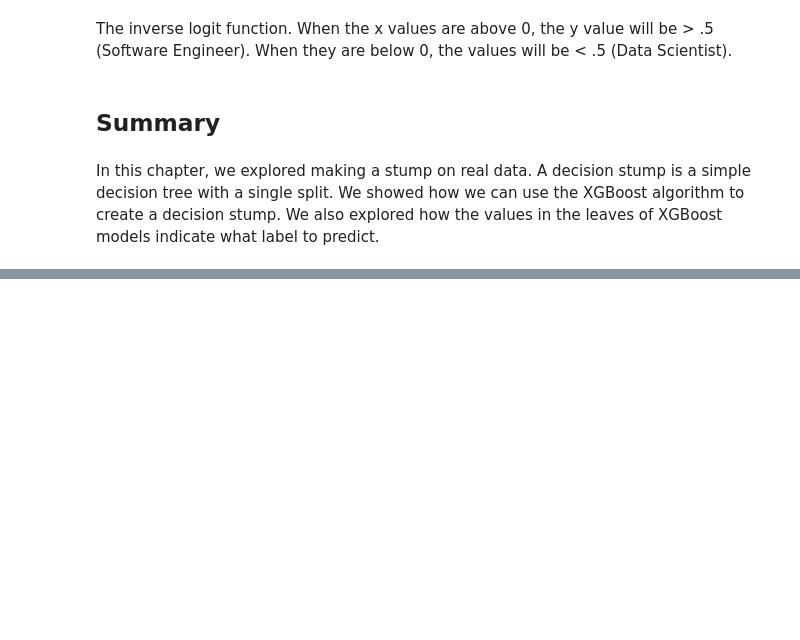
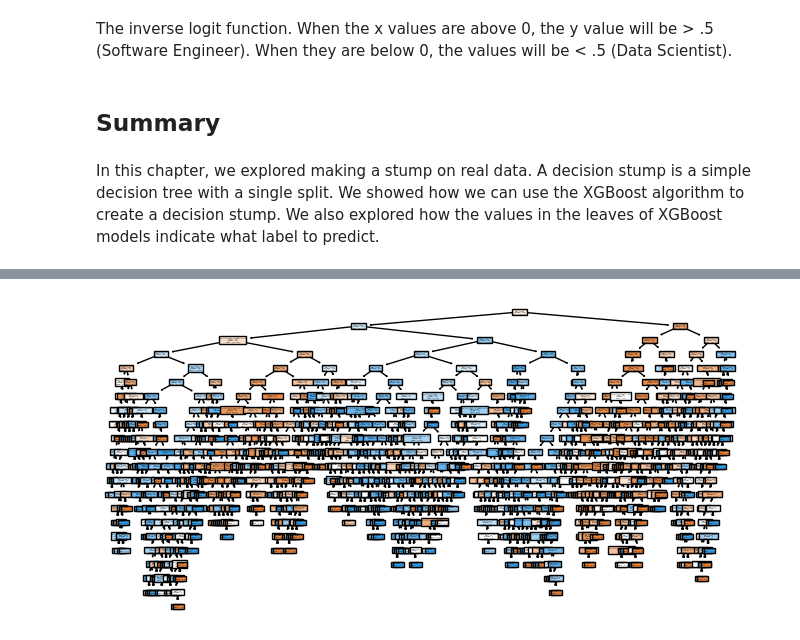
Before and after one commit to Ruhguevara/effective_xgboost, a Jupyter notebook: XGBoost.ipynb, the cells around one changed output, grey strips where cells are left out. Drawn from its saved outputs; the diff is of its cells as text; code cells hidden in the pictures; blank space fills up the shorter version.

Commit message:
tree hyperparameters

```diff
--- a/XGBoost.ipynb
+++ b/XGBoost.ipynb
@@ -828,0 +845,5 @@ In this chapter, we explored making a stump on real data. A decision stump is a
+# %%
+underfit = tree.DecisionTreeClassifier(max_depth=1)
+X_train = kag_pl.fit_transform(kag_X_train)
+underfit.fit(X_train, kag_y_train)
+underfit.score(X_test, kag_y_test)
@@ -828,0 +877,6 @@ In this chapter, we explored making a stump on real data. A decision stump is a
+# %%
+# After we create the model, let’s inspect the accuracy.
+hi_variance = tree.DecisionTreeClassifier(max_depth=None)
+X_train = kag_pl.fit_transform(kag_X_train)
+hi_variance.fit(X_train, kag_y_train)
+hi_variance.score(X_test, kag_y_test)
@@ -828,0 +889,6 @@ In this chapter, we explored making a stump on real data. A decision stump is a
+# %%
+fig, ax = plt.subplots(figsize=(8, 4))
+features = list(c for c in X_train.columns)
+tree.plot_tree(hi_variance, feature_names=features, filled=True);
+# %% [output]
+[figure, added]
```
Also changed, not shown: parts of 27 cells of this notebook.
